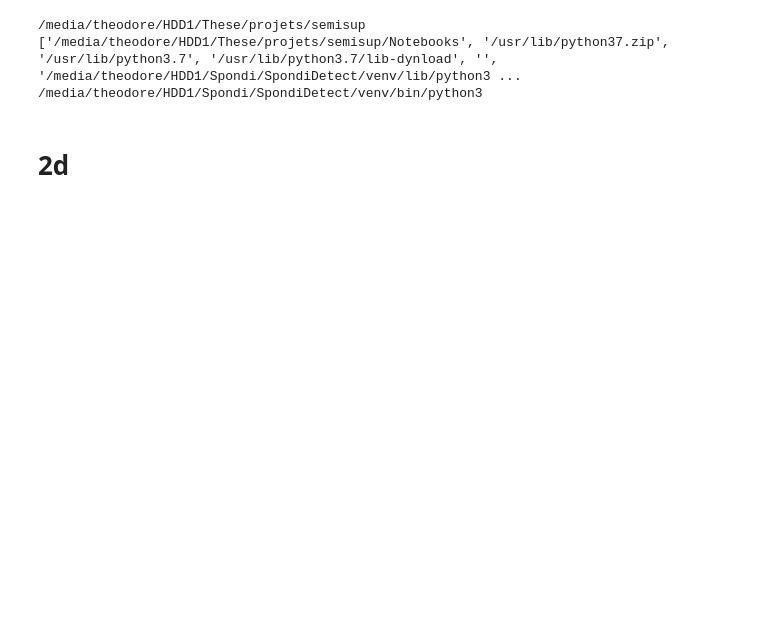
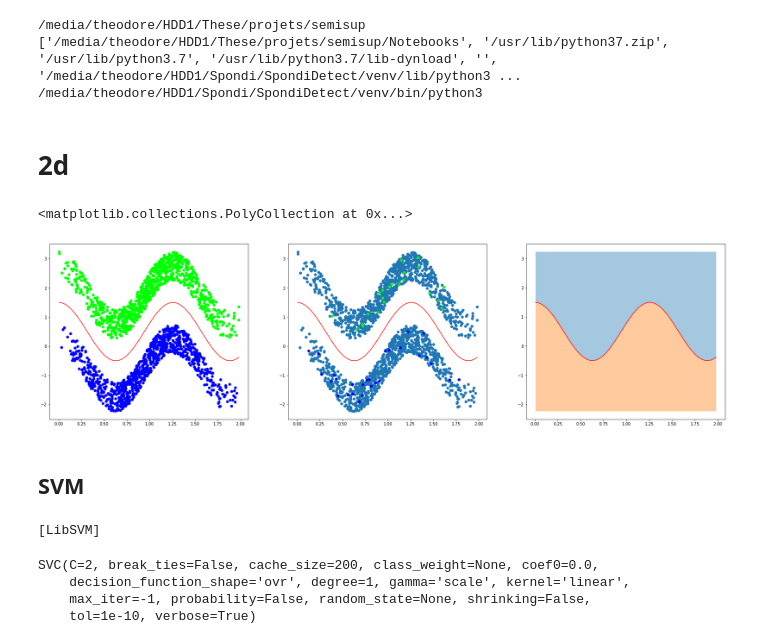
Before and after one commit to TheodoreAouad/SemiSup, a Jupyter notebook: Notebooks/ToySemi.ipynb, the cells around one changed output. Drawn from its saved outputs; the diff is of its cells as text; code cells hidden in the pictures; blank space fills up the shorter version.

```diff
--- a/Notebooks/ToySemi.ipynb
+++ b/Notebooks/ToySemi.ipynb
@@ -33,13 +40,17 @@ reload_modules()
 # 2d
 # %%
 n = 1000
-yoff = 2
+yoff = 2.5
+omga = 5
 
-def f1(xs, yoff=yoff):
-    return np.cos(7*xs) - yoff / 2 + np.random.rand(len(xs))
+def f1(xs, yoff=yoff, omga=omga):
+    return np.cos(omga*xs) - yoff / 2 + np.random.rand(len(xs))
 
-def f2(xs, yoff=yoff):
-    return np.cos(7*xs) + yoff / 2 + np.random.rand(len(xs))
+def f2(xs, yoff=yoff, omga=omga):
+    return np.cos(omga*xs) + yoff / 2 + np.random.rand(len(xs))
+
+def fopt(xs, omga=omga):
+    return np.cos(omga*xs) + .5
 
 xs1 = np.linspace(0, 1, n) + np.random.rand(n)
 xs2 = np.linspace(0, 1, n) + np.random.rand(n)
@@ -47,4 +58,6 @@ xs2 = np.linspace(0, 1, n) + np.random.rand(n)
 xs = np.concatenate([xs1, xs2])  # First coordinate
 ys = np.concatenate([f1(xs1), f2(xs2)])  # Second coordinate
 cs = np.concatenate([np.zeros(n), np.ones(n)])  # Class
+
+Xs = np.c_[xs, ys]
 # %%
@@ -53,0 +67,20 @@ unlab = list(set(np.arange(len(xs))).difference(labelized))
+# %%
+nax = 3
+
+fig, axs = plt.subplots(1, nax, figsize=(10*nax, 8))
+
+axs[0].scatter(xs, ys, c=cs, cmap='brg')
+axs[0].plot(sorted(xs), fopt(np.array(sorted(xs))), c='r')
+
+axs[1].scatter(xs[unlab], ys[unlab])
+axs[1].scatter(xs[lab], ys[lab], c=cs[lab], cmap='brg')
+axs[1].plot(sorted(xs), fopt(np.array(sorted(xs))), c='r')
+
+axs[2].plot(sorted(xs), fopt(np.array(sorted(xs))), c='r')
+axs[2].fill_between(sorted(xs), fopt(np.array(sorted(xs))), max(max(f2(xs)), max(f1(xs))), alpha=.4)
+axs[2].fill_between(sorted(xs), min(min(f2(xs)), min(f1(xs))), fopt(np.array(sorted(xs))), alpha=.4)
+# %% [output]
+<matplotlib.collections.PolyCollection at 0x...>
+[figure, added]
+# %% [markdown]
+## SVM
@@ -53,0 +100,11 @@ unlab = list(set(np.arange(len(xs))).difference(labelized))
+# %%
+model = svm.SVC(kernel='linear', degree=1, verbose=True, tol=1e-10, C=2, shrinking=False)
+# model = svm.LinearSVC(verbose=True, max_iter=100000, tol=1e-10, C=2)
+X = np.c_[xs[lab], ys[lab]]
+model.fit(X, cs[lab])
+# %% [output]
+[LibSVM]
+SVC(C=2, break_ties=False, cache_size=200, class_weight=None, coef0=0.0,
+    decision_function_shape='ovr', degree=1, gamma='scale', kernel='linear',
+    max_iter=-1, probability=False, random_state=None, shrinking=False,
+    tol=1e-10, verbose=True)
```
Also changed, not shown: parts of 14 cells of this notebook, 2 other files.
